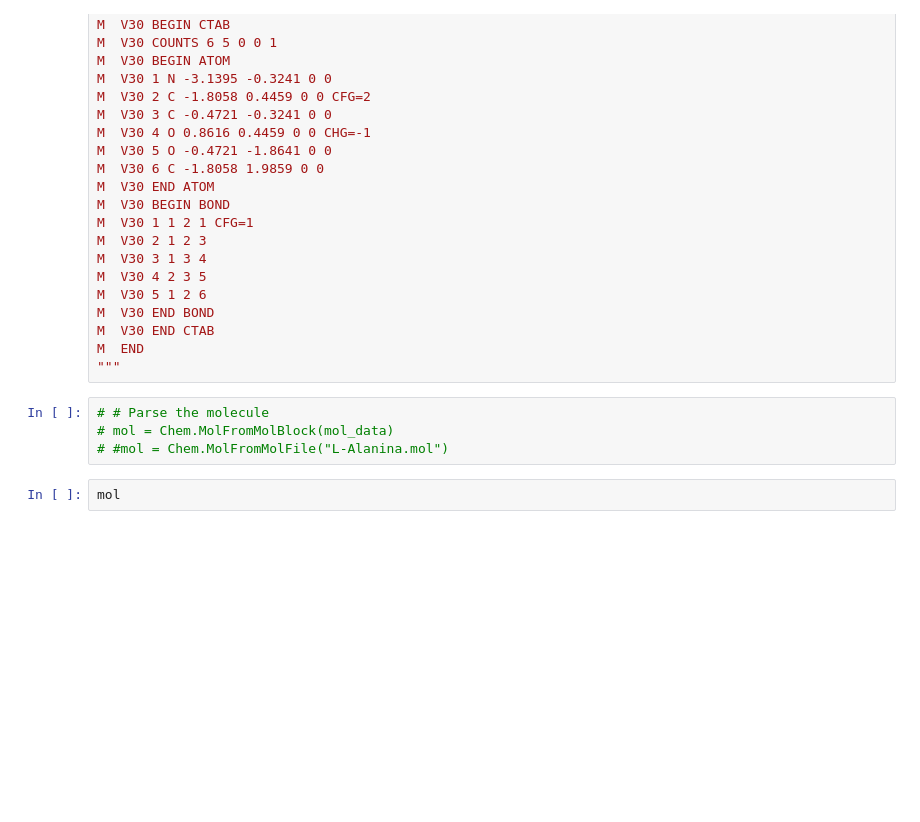
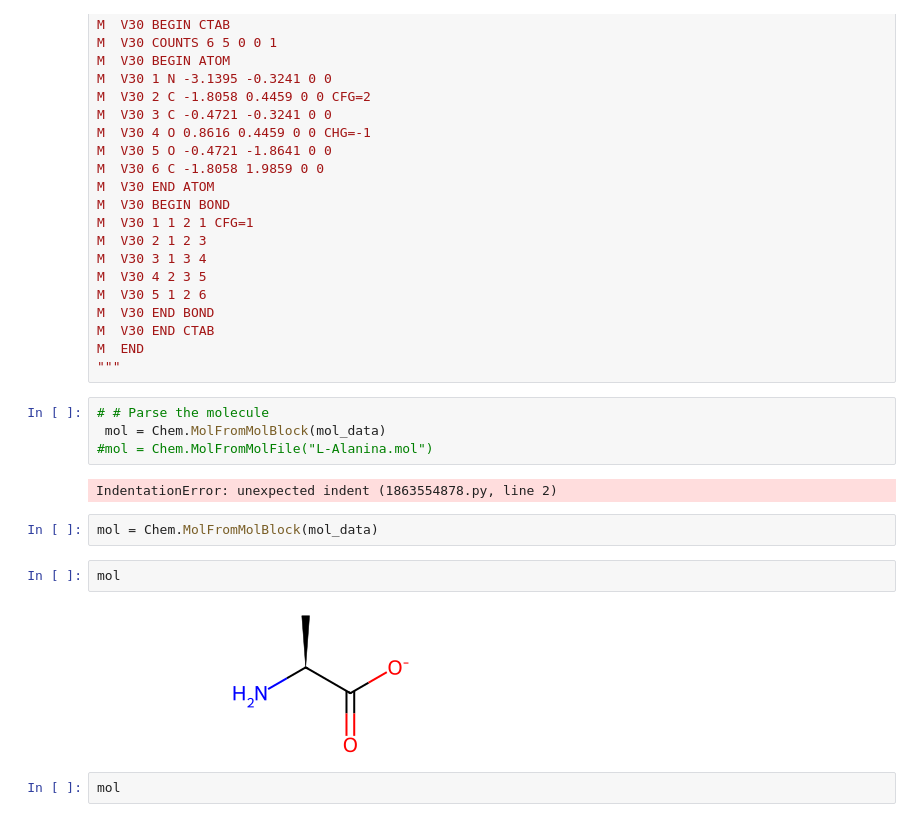
Before and after one commit to HenriqueCSJ/SBQT2023, a Jupyter notebook: Day2/Notebooks/SBQT 2023 Day2 - Mol Format.ipynb, the cells around one changed output. Drawn from its saved outputs; the diff is of its cells as text; blank space fills up the shorter version.

```diff
--- a/Day2/Notebooks/SBQT 2023 Day2 - Mol Format.ipynb
+++ b/Day2/Notebooks/SBQT 2023 Day2 - Mol Format.ipynb
@@ -34,8 +34,16 @@ M  END
 """
 # %%
 # # Parse the molecule
-# mol = Chem.MolFromMolBlock(mol_data)
-# #mol = Chem.MolFromMolFile("L-Alanina.mol")
+ mol = Chem.MolFromMolBlock(mol_data)
+#mol = Chem.MolFromMolFile("L-Alanina.mol")
+# %% [output]
+IndentationError: unexpected indent (1863554878.py, line 2)
+# %%
+mol = Chem.MolFromMolBlock(mol_data)
+# %%
+mol
+# %% [output]
+[figure, added]
 # %%
 mol
 # %%
```
Also changed, not shown: parts of 19 cells of this notebook, 4 other files.
